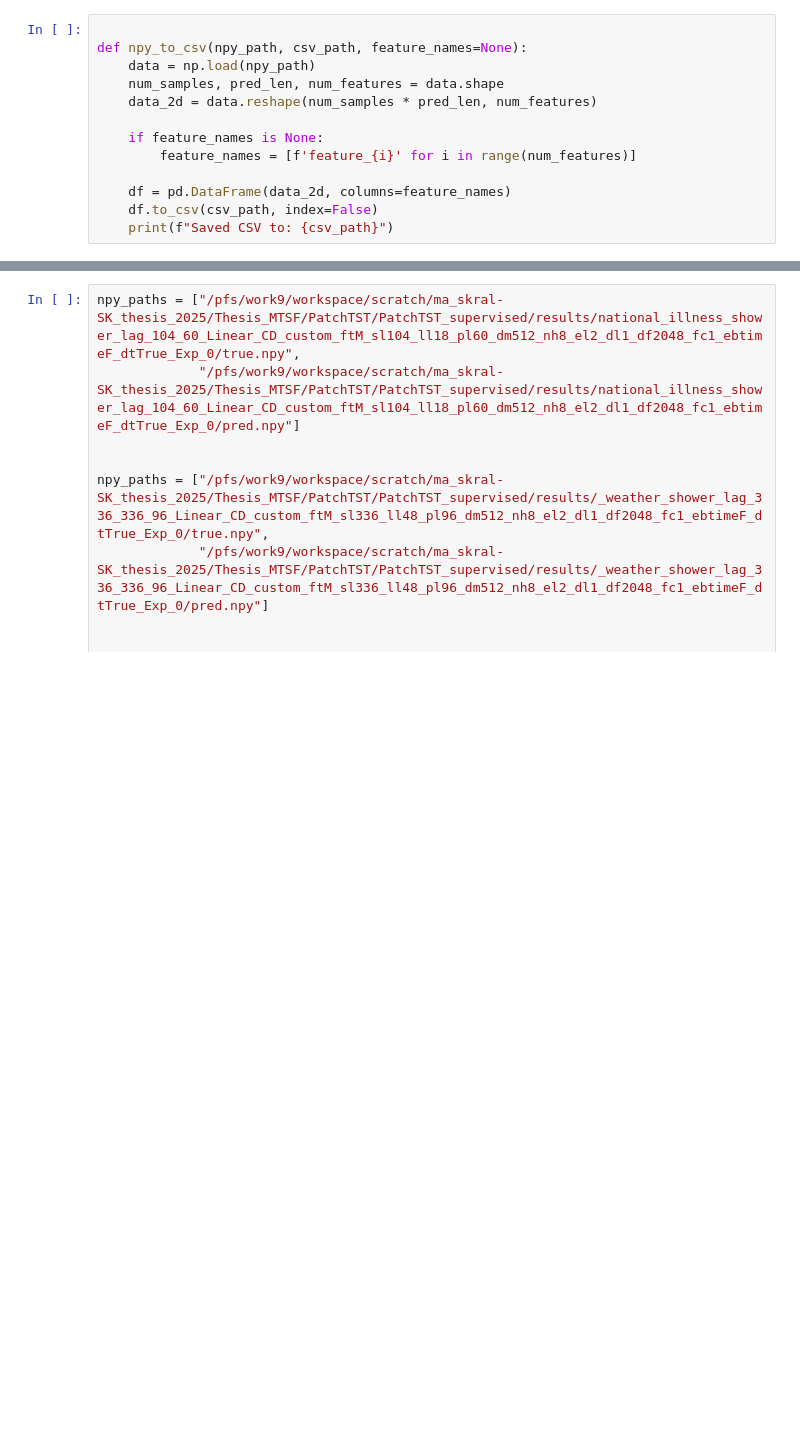
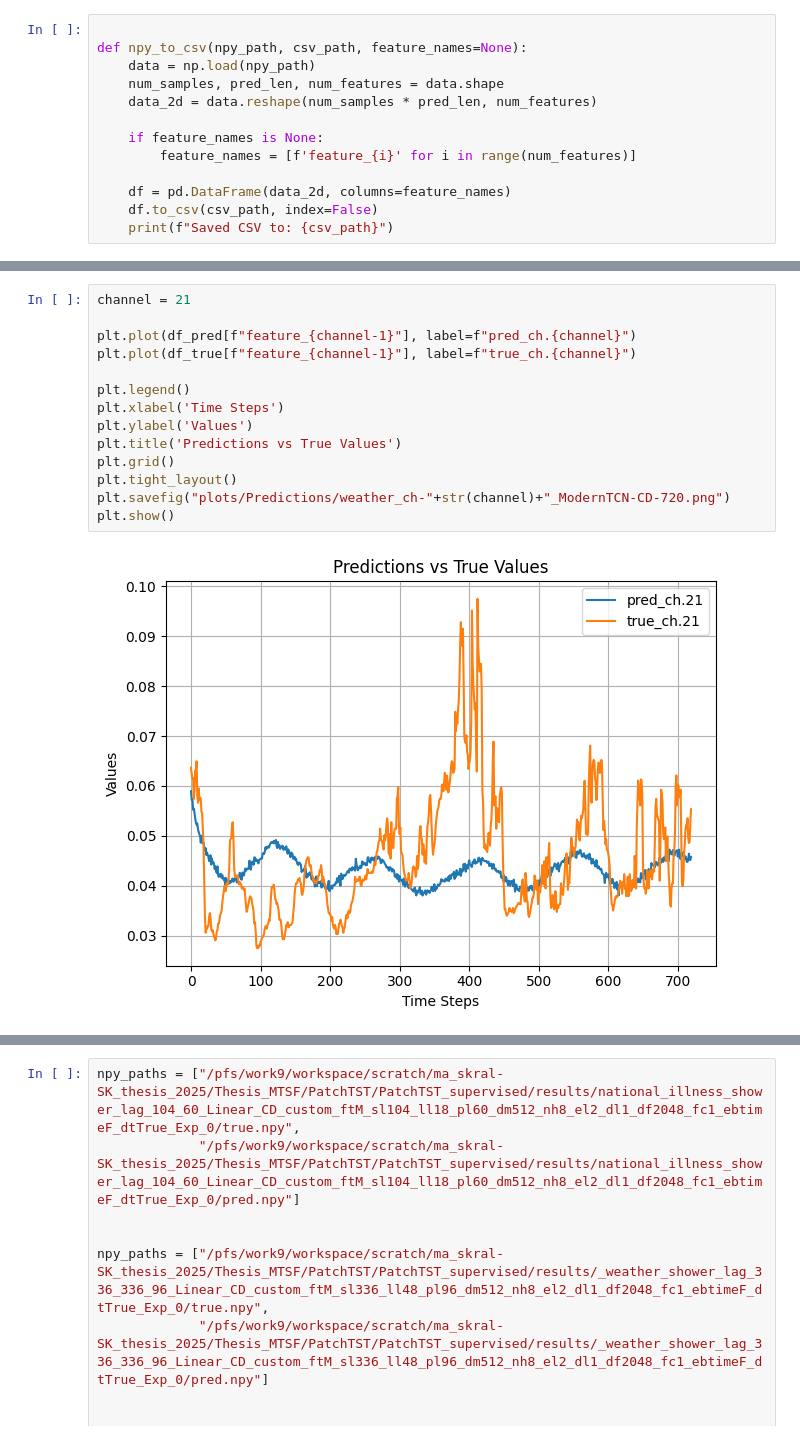
Before and after one commit to simonkral/Thesis_MTSF, a Jupyter notebook: visualization/visualize_predictions.ipynb, the cells around one changed output, grey strips where cells are left out. Drawn from its saved outputs; the diff is of its cells as text; blank space fills up the shorter version.

```diff
--- a/visualization/visualize_predictions.ipynb
+++ b/visualization/visualize_predictions.ipynb
@@ -19,0 +72,16 @@ def npy_to_csv(npy_path, csv_path, feature_names=None):
+# %%
+channel = 21
+
+plt.plot(df_pred[f"feature_{channel-1}"], label=f"pred_ch.{channel}")
+plt.plot(df_true[f"feature_{channel-1}"], label=f"true_ch.{channel}")
+
+plt.legend()
+plt.xlabel('Time Steps')
+plt.ylabel('Values')
+plt.title('Predictions vs True Values')
+plt.grid()
+plt.tight_layout()
+plt.savefig("plots/Predictions/weather_ch-"+str(channel)+"_ModernTCN-CD-720.png")
+plt.show()
+# %% [output]
+[figure, added]
```
Also changed, not shown: parts of 17 cells of this notebook, 2 other files.
